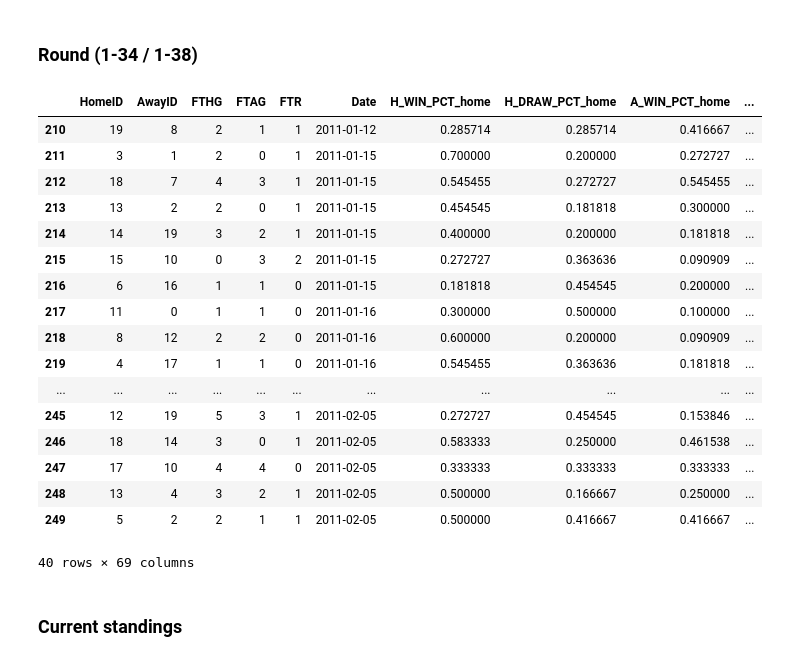
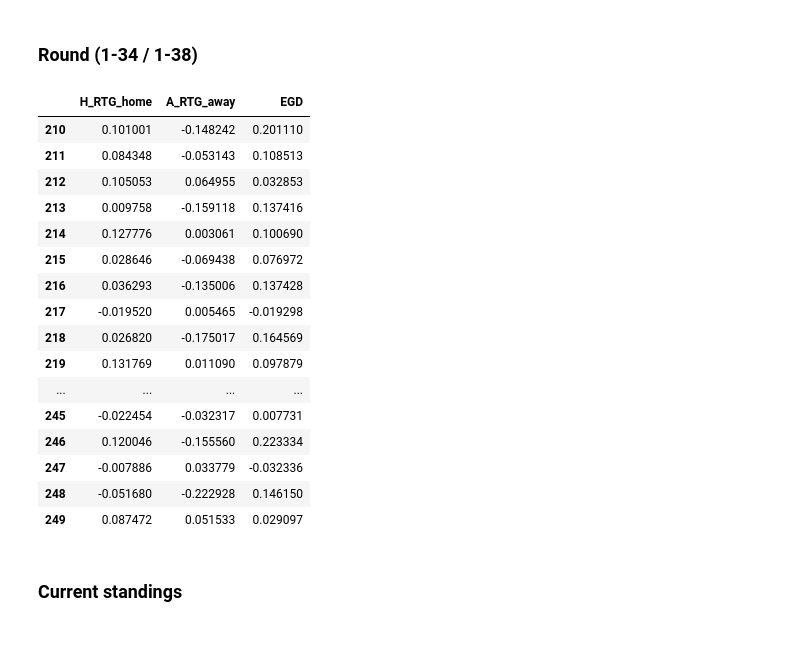
Before and after one commit to michapries/bachelors-thesis, a Jupyter notebook: data_extraction.ipynb, the cells around one changed output. Drawn from its saved outputs; the diff is of its cells as text; code cells hidden in the pictures.

```diff
--- a/data_extraction.ipynb
+++ b/data_extraction.ipynb
@@ -427,8 +428,8 @@ def update_pi_ratings(cur_ratings, actual_gd):
     error = np.abs(actual_gd - exp_gd)
 
     # The two learning rates from the pi-ratings paper (may have to be adjusted)
-    lr_lambda = 0.1
-    lr_gamma = 0.3
+    lr_lambda = 0.035
+    lr_gamma = 0.7
 
     # Update the pi-ratings
     new_H_RTG_home = H_RTG_home + psi_h(error, exp_gd, actual_gd) * lr_lambda
@@ -471,8 +476,8 @@ get_next_game_id(31, datetime.date(2017, 4, 2))
 # %%
-df['H_RTG_home'] = 0
-df['A_RTG_home'] = 0
-df['H_RTG_away'] = 0
-df['A_RTG_away'] = 0
+df['H_RTG_home'] = -1
+df['A_RTG_home'] = -1
+df['H_RTG_away'] = -1
+df['A_RTG_away'] = -1
 
 for row, game in results.iterrows():
     league_name = game['Div']
@@ -680,26 +738,25 @@ for i in range(len(df.index)):
 
     prev_season = game_season
 # %%
-df[210:250]
+df[210:250][['H_RTG_home', 'A_RTG_away', 'EGD']]
 # %% [output]
-|  | HomeID | AwayID | FTHG | FTAG | FTR | Date | H_WIN_PCT_home | H_DRAW_PCT_home | A_WIN_PCT_home | ... |
-| 210 | 19 | 8 | 2 | 1 | 1 | 2011-01-12 | 0.285714 | 0.285714 | 0.416667 | ... |
-| 211 | 3 | 1 | 2 | 0 | 1 | 2011-01-15 | 0.700000 | 0.200000 | 0.272727 | ... |
-| 212 | 18 | 7 | 4 | 3 | 1 | 2011-01-15 | 0.545455 | 0.272727 | 0.545455 | ... |
-| 213 | 13 | 2 | 2 | 0 | 1 | 2011-01-15 | 0.454545 | 0.181818 | 0.300000 | ... |
-| 214 | 14 | 19 | 3 | 2 | 1 | 2011-01-15 | 0.400000 | 0.200000 | 0.181818 | ... |
-| 215 | 15 | 10 | 0 | 3 | 2 | 2011-01-15 | 0.272727 | 0.363636 | 0.090909 | ... |
-| 216 | 6 | 16 | 1 | 1 | 0 | 2011-01-15 | 0.181818 | 0.454545 | 0.200000 | ... |
-| 217 | 11 | 0 | 1 | 1 | 0 | 2011-01-16 | 0.300000 | 0.500000 | 0.100000 | ... |
-| 218 | 8 | 12 | 2 | 2 | 0 | 2011-01-16 | 0.600000 | 0.200000 | 0.090909 | ... |
-| 219 | 4 | 17 | 1 | 1 | 0 | 2011-01-16 | 0.545455 | 0.363636 | 0.181818 | ... |
-| ... | ... | ... | ... | ... | ... | ... | ... | ... | ... | ... |
-| 245 | 12 | 19 | 5 | 3 | 1 | 2011-02-05 | 0.272727 | 0.454545 | 0.153846 | ... |
-| 246 | 18 | 14 | 3 | 0 | 1 | 2011-02-05 | 0.583333 | 0.250000 | 0.461538 | ... |
-| 247 | 17 | 10 | 4 | 4 | 0 | 2011-02-05 | 0.333333 | 0.333333 | 0.333333 | ... |
-| 248 | 13 | 4 | 3 | 2 | 1 | 2011-02-05 | 0.500000 | 0.166667 | 0.250000 | ... |
-| 249 | 5 | 2 | 2 | 1 | 1 | 2011-02-05 | 0.500000 | 0.416667 | 0.416667 | ... |
+|  | H_RTG_home | A_RTG_away | EGD |
+| 210 | 0.101001 | -0.148242 | 0.201110 |
+| 211 | 0.084348 | -0.053143 | 0.108513 |
+| 212 | 0.105053 | 0.064955 | 0.032853 |
+| 213 | 0.009758 | -0.159118 | 0.137416 |
+| 214 | 0.127776 | 0.003061 | 0.100690 |
+| 215 | 0.028646 | -0.069438 | 0.076972 |
+| 216 | 0.036293 | -0.135006 | 0.137428 |
+| 217 | -0.019520 | 0.005465 | -0.019298 |
+| 218 | 0.026820 | -0.175017 | 0.164569 |
+| 219 | 0.131769 | 0.011090 | 0.097879 |
+| ... | ... | ... | ... |
+| 245 | -0.022454 | -0.032317 | 0.007731 |
+| 246 | 0.120046 | -0.155560 | 0.223334 |
+| 247 | -0.007886 | 0.033779 | -0.032336 |
+| 248 | -0.051680 | -0.222928 | 0.146150 |
+| 249 | 0.087472 | 0.051533 | 0.029097 |
-40 rows × 69 columns
 # %% [markdown]
 ### Current standings
 # %%
```
Also changed, not shown: parts of 15 cells of this notebook, 2 other files.
